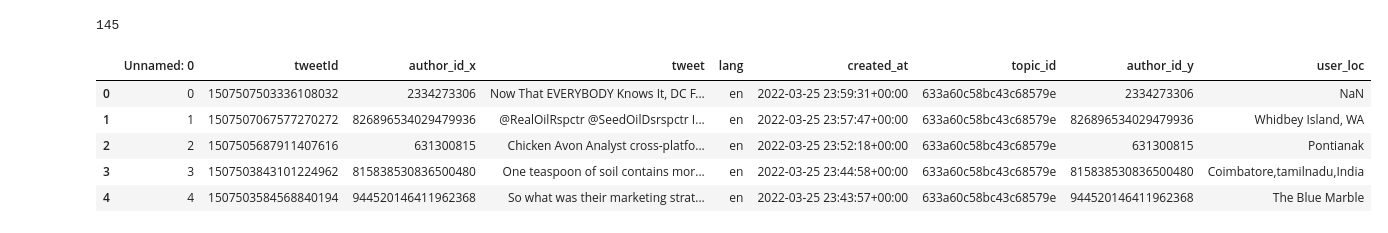
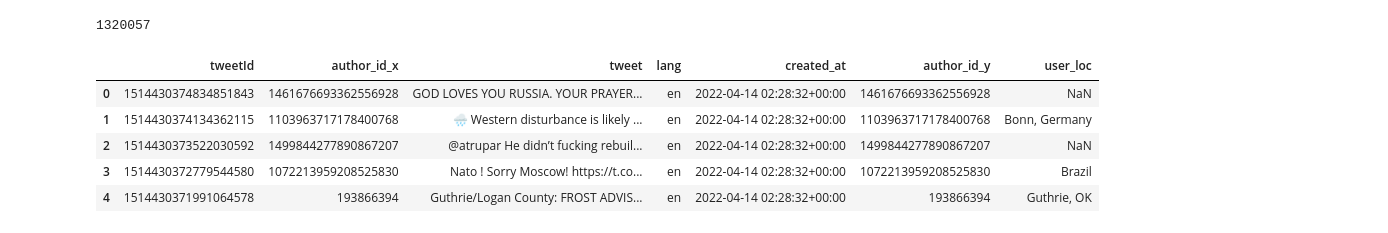
Before and after one commit to kaixuan98/EECS4080, a Jupyter notebook: data_cleaning/cleaning.ipynb, the cells around one changed output. Drawn from its saved outputs; the diff is of its cells as text; code cells hidden in the pictures.

```diff
--- a/data_cleaning/cleaning.ipynb
+++ b/data_cleaning/cleaning.ipynb
@@ -6,15 +6,15 @@ from nltk.tokenize import word_tokenize
 import html
 import numpy as np
 # %%
-df = pd.read_csv('../data_collecting/output/organicfood_withLoc.csv', lineterminator='\n')
+df = pd.read_csv('../data_collecting/raw_data_with_loc.csv', lineterminator='\n')
 print(len(df))
 df.head()
 # %% [output]
-145
+1320057
-|  | Unnamed: 0 | tweetId | author_id_x | tweet | lang | created_at | topic_id | author_id_y | user_loc |
-| 0 | 0 | 1507507503336108032 | 2334273306 | Now That EVERYBODY Knows It, DC F... | en | 2022-03-25 23:59:31+00:00 | 633a60c58bc43c68579e | 2334273306 | NaN |
-| 1 | 1 | 1507507067577270272 | 826896534029479936 | @RealOilRspctr @SeedOilDsrspctr I... | en | 2022-03-25 23:57:47+00:00 | 633a60c58bc43c68579e | 826896534029479936 | Whidbey Island, WA |
-| 2 | 2 | 1507505687911407616 | 631300815 | Chicken Avon Analyst cross-platfo... | en | 2022-03-25 23:52:18+00:00 | 633a60c58bc43c68579e | 631300815 | Pontianak |
-| 3 | 3 | 1507503843101224962 | 815838530836500480 | One teaspoon of soil contains mor... | en | 2022-03-25 23:44:58+00:00 | 633a60c58bc43c68579e | 815838530836500480 | Coimbatore,tamilnadu,India |
-| 4 | 4 | 1507503584568840194 | 944520146411962368 | So what was their marketing strat... | en | 2022-03-25 23:43:57+00:00 | 633a60c58bc43c68579e | 944520146411962368 | The Blue Marble |
+|  | tweetId | author_id_x | tweet | lang | created_at | author_id_y | user_loc |
+| 0 | 1514430374834851843 | 1461676693362556928 | GOD LOVES YOU RUSSIA. YOUR PRAYER... | en | 2022-04-14 02:28:32+00:00 | 1461676693362556928 | NaN |
+| 1 | 1514430374134362115 | 1103963717178400768 | 🌧️ Western disturbance is likely ... | en | 2022-04-14 02:28:32+00:00 | 1103963717178400768 | Bonn, Germany |
+| 2 | 1514430373522030592 | 1499844277890867207 | @atrupar He didn’t fucking rebuil... | en | 2022-04-14 02:28:32+00:00 | 1499844277890867207 | NaN |
+| 3 | 1514430372779544580 | 1072213959208525830 | Nato ! Sorry Moscow! https://t.co... | en | 2022-04-14 02:28:32+00:00 | 1072213959208525830 | Brazil |
+| 4 | 1514430371991064578 | 193866394 | Guthrie/Logan County: FROST ADVIS... | en | 2022-04-14 02:28:32+00:00 | 193866394 | Guthrie, OK |
 # %%
```
Also changed, not shown: parts of 26 cells of this notebook, 16 other files.
